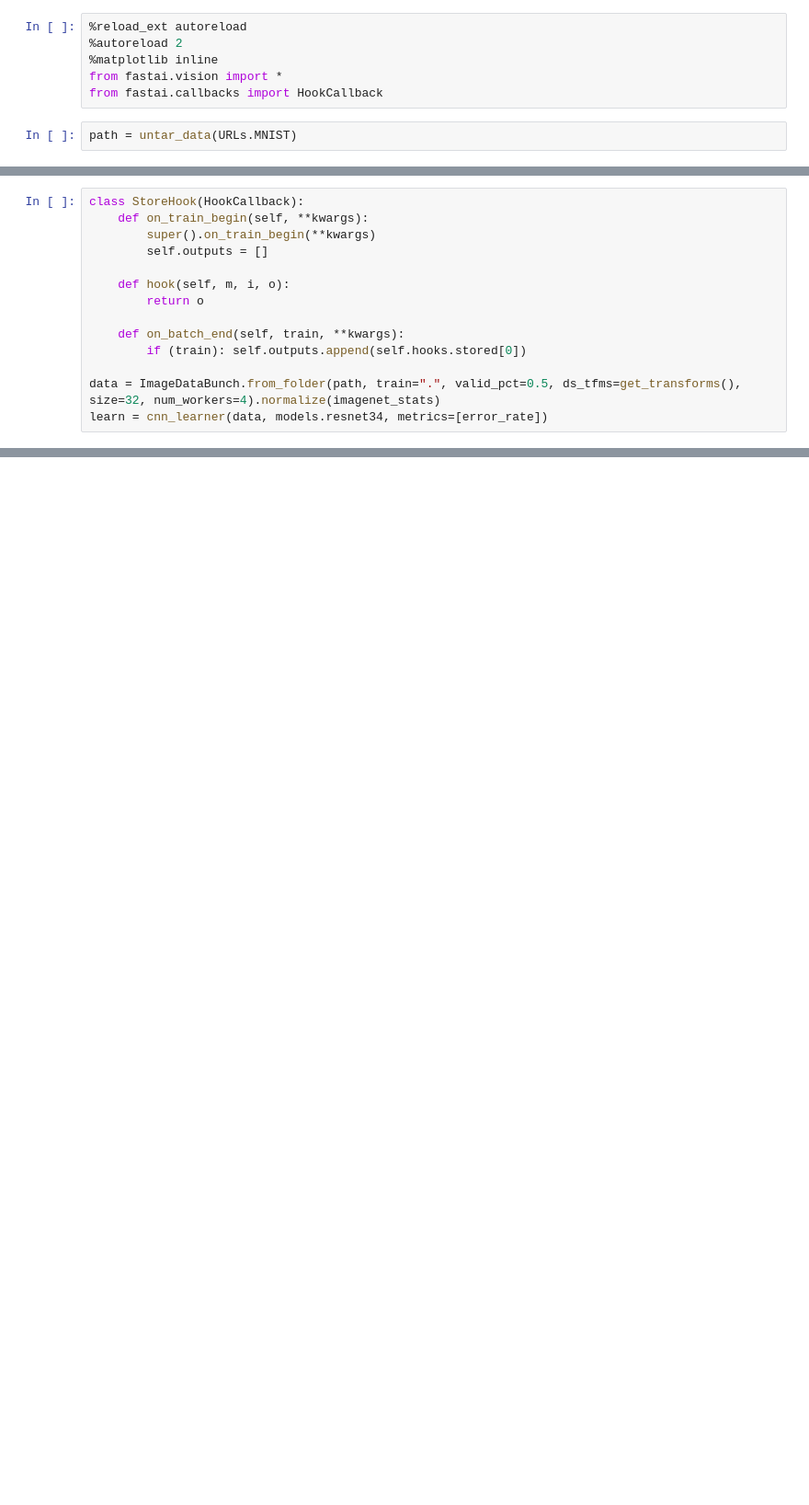
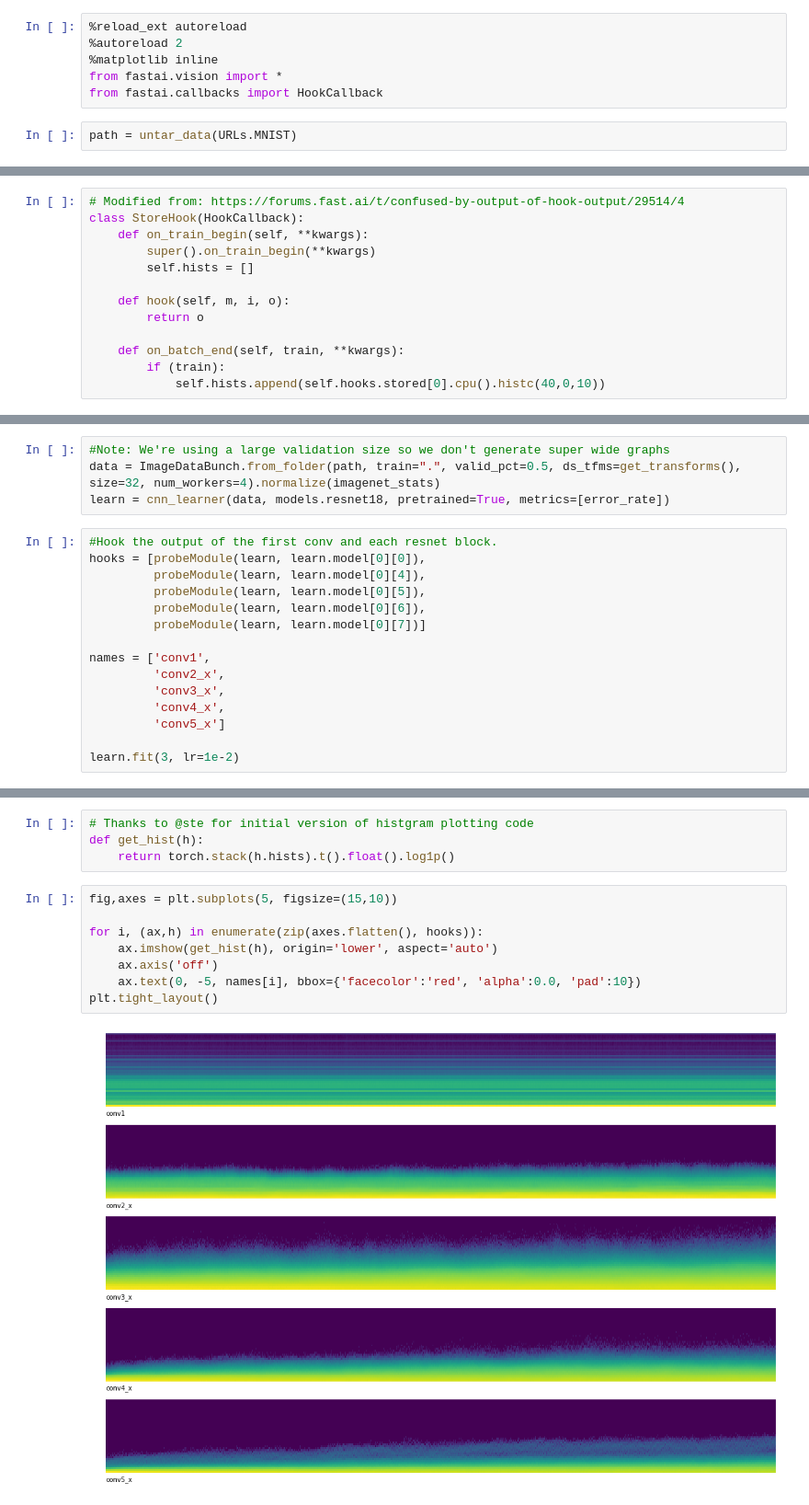
Before and after one commit to JoshVarty/VisualizingActivations, a Jupyter notebook: VisualizingActivations.ipynb, the cells around one changed output, grey strips where cells are left out. Shown at 92% size. Saved outputs shown, nothing was run; the diff lists cells and outputs as text; blank space fills up the shorter version.

Commit message:
Add more visualizations

```diff
--- a/VisualizingActivations.ipynb
+++ b/VisualizingActivations.ipynb
@@ -11,14 +17,13 @@ path = untar_data(URLs.MNIST)
 # %%
+# Modified from: https://forums.fast.ai/t/confused-by-output-of-hook-output/29514/4
 class StoreHook(HookCallback):
     def on_train_begin(self, **kwargs):
         super().on_train_begin(**kwargs)
-        self.outputs = []
+        self.hists = []
 
     def hook(self, m, i, o):
         return o
 
     def on_batch_end(self, train, **kwargs):
-        if (train): self.outputs.append(self.hooks.stored[0])
-
-data = ImageDataBunch.from_folder(path, train=".", valid_pct=0.5, ds_tfms=get_transforms(), size=32, num_workers=4).normalize(imagenet_stats)
-learn = cnn_learner(data, models.resnet34, metrics=[error_rate])
+        if (train):
+            self.hists.append(self.hooks.stored[0].cpu().histc(40,0,10))
@@ -59,0 +40,19 @@ torch.Size([34944, 64, 16, 16])
+# %%
+#Note: We're using a large validation size so we don't generate super wide graphs
+data = ImageDataBunch.from_folder(path, train=".", valid_pct=0.5, ds_tfms=get_transforms(), size=32, num_workers=4).normalize(imagenet_stats)
+learn = cnn_learner(data, models.resnet18, pretrained=True, metrics=[error_rate])
+# %%
+#Hook the output of the first conv and each resnet block.
+hooks = [probeModule(learn, learn.model[0][0]),
+         probeModule(learn, learn.model[0][4]),
+         probeModule(learn, learn.model[0][5]),
+         probeModule(learn, learn.model[0][6]),
+         probeModule(learn, learn.model[0][7])]
+
+names = ['conv1',
+         'conv2_x',
+         'conv3_x',
+         'conv4_x',
+         'conv5_x']
+
+learn.fit(3, lr=1e-2)
@@ -59,0 +65,14 @@ torch.Size([34944, 64, 16, 16])
+# %%
+# Thanks to @ste for initial version of histgram plotting code
+def get_hist(h):
+    return torch.stack(h.hists).t().float().log1p()
+# %%
+fig,axes = plt.subplots(5, figsize=(15,10))
+
+for i, (ax,h) in enumerate(zip(axes.flatten(), hooks)):
+    ax.imshow(get_hist(h), origin='lower', aspect='auto')
+    ax.axis('off')
+    ax.text(0, -5, names[i], bbox={'facecolor':'red', 'alpha':0.0, 'pad':10})
+plt.tight_layout()
+# %% [output]
+[figure, added]
```
Also changed, not shown: parts of 34 cells of this notebook.
